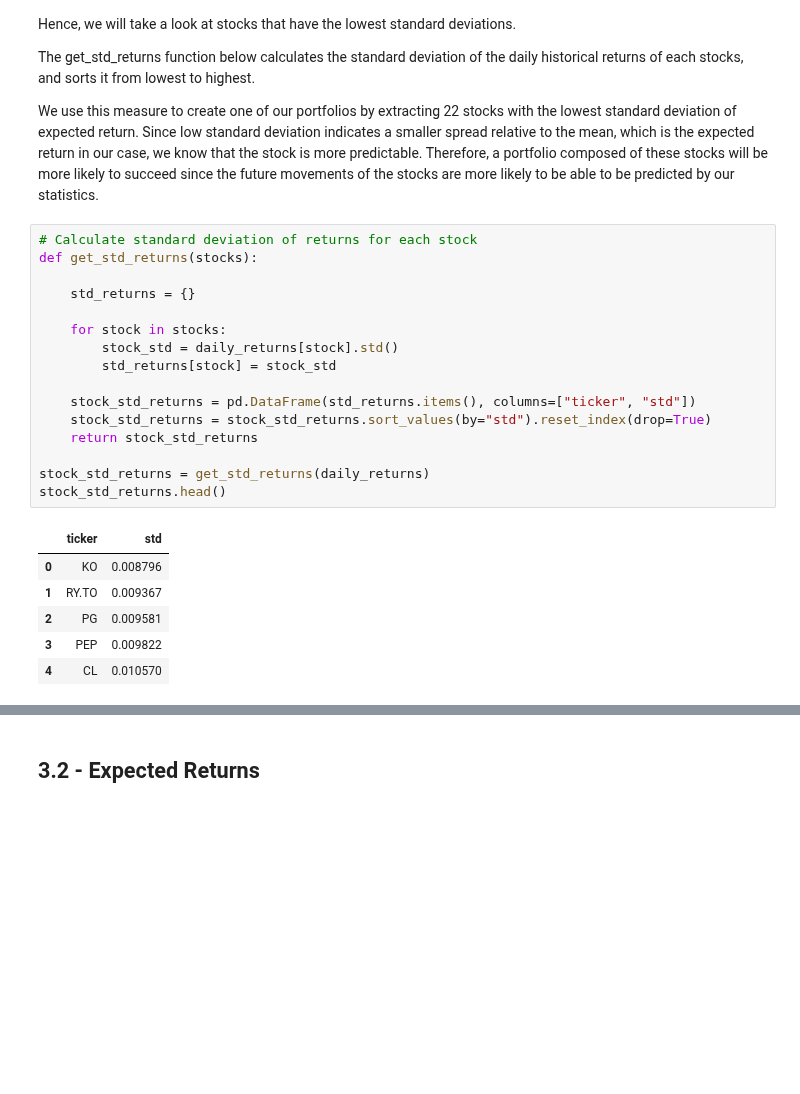
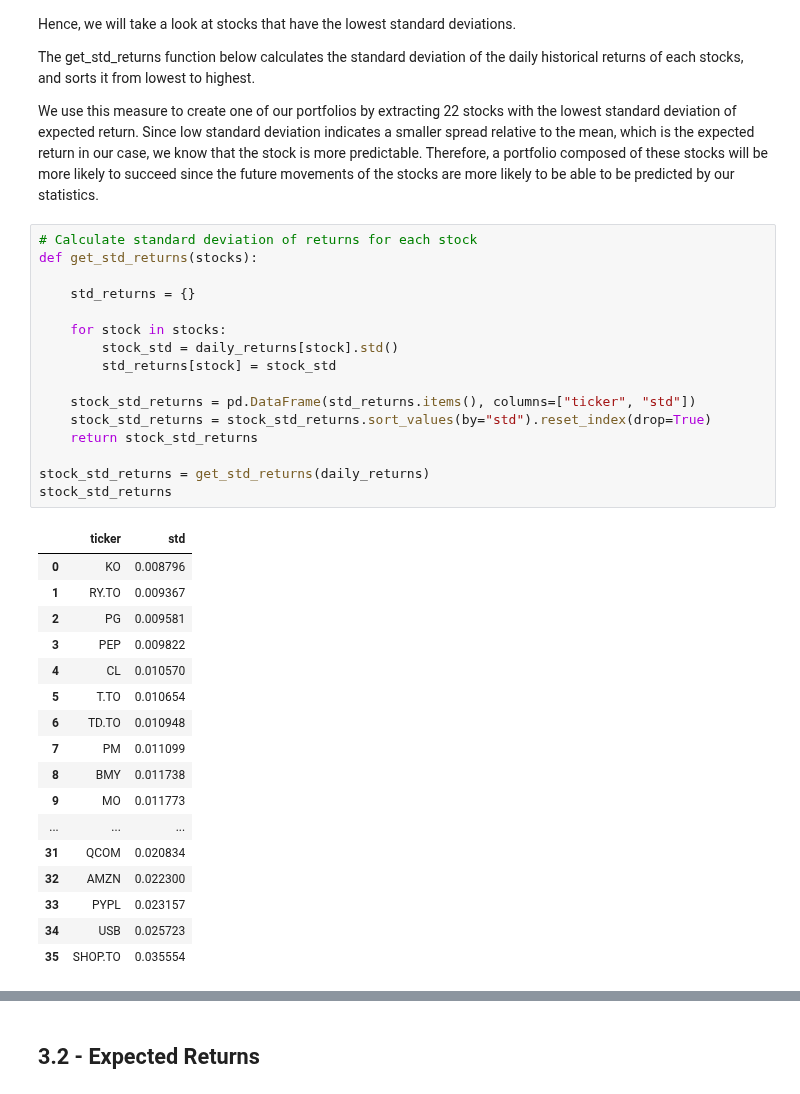
Before and after one commit to Zemelware/robo_stock_advisor, a Jupyter notebook: robo_stock_advisor.ipynb, the cells around one changed output, grey strips where cells are left out. Cells and saved outputs as stored; diff of their text form; blank space fills up the shorter version.

```diff
--- a/robo_stock_advisor.ipynb
+++ b/robo_stock_advisor.ipynb
@@ -261,26 +265,37 @@ We use this measure to create one of our portfolios by extracting 22 stocks with
 # %%
 # Calculate standard deviation of returns for each stock
 def get_std_returns(stocks):
 
     std_returns = {}
 
     for stock in stocks:
         stock_std = daily_returns[stock].std()
         std_returns[stock] = stock_std
 
     stock_std_returns = pd.DataFrame(std_returns.items(), columns=["ticker", "std"])
     stock_std_returns = stock_std_returns.sort_values(by="std").reset_index(drop=True)
     return stock_std_returns
 
 stock_std_returns = get_std_returns(daily_returns)
-stock_std_returns.head()
+stock_std_returns
 # %% [output]
 |  | ticker | std |
 | 0 | KO | 0.008796 |
 | 1 | RY.TO | 0.009367 |
 | 2 | PG | 0.009581 |
 | 3 | PEP | 0.009822 |
 | 4 | CL | 0.010570 |
+| 5 | T.TO | 0.010654 |
+| 6 | TD.TO | 0.010948 |
+| 7 | PM | 0.011099 |
+| 8 | BMY | 0.011738 |
+| 9 | MO | 0.011773 |
+| ... | ... | ... |
+| 31 | QCOM | 0.020834 |
+| 32 | AMZN | 0.022300 |
+| 33 | PYPL | 0.023157 |
+| 34 | USB | 0.025723 |
+| 35 | SHOP.TO | 0.035554 |
 # %%
 def get_expected_return(stocks):
 
```
Also changed, not shown: parts of 12 cells of this notebook.
